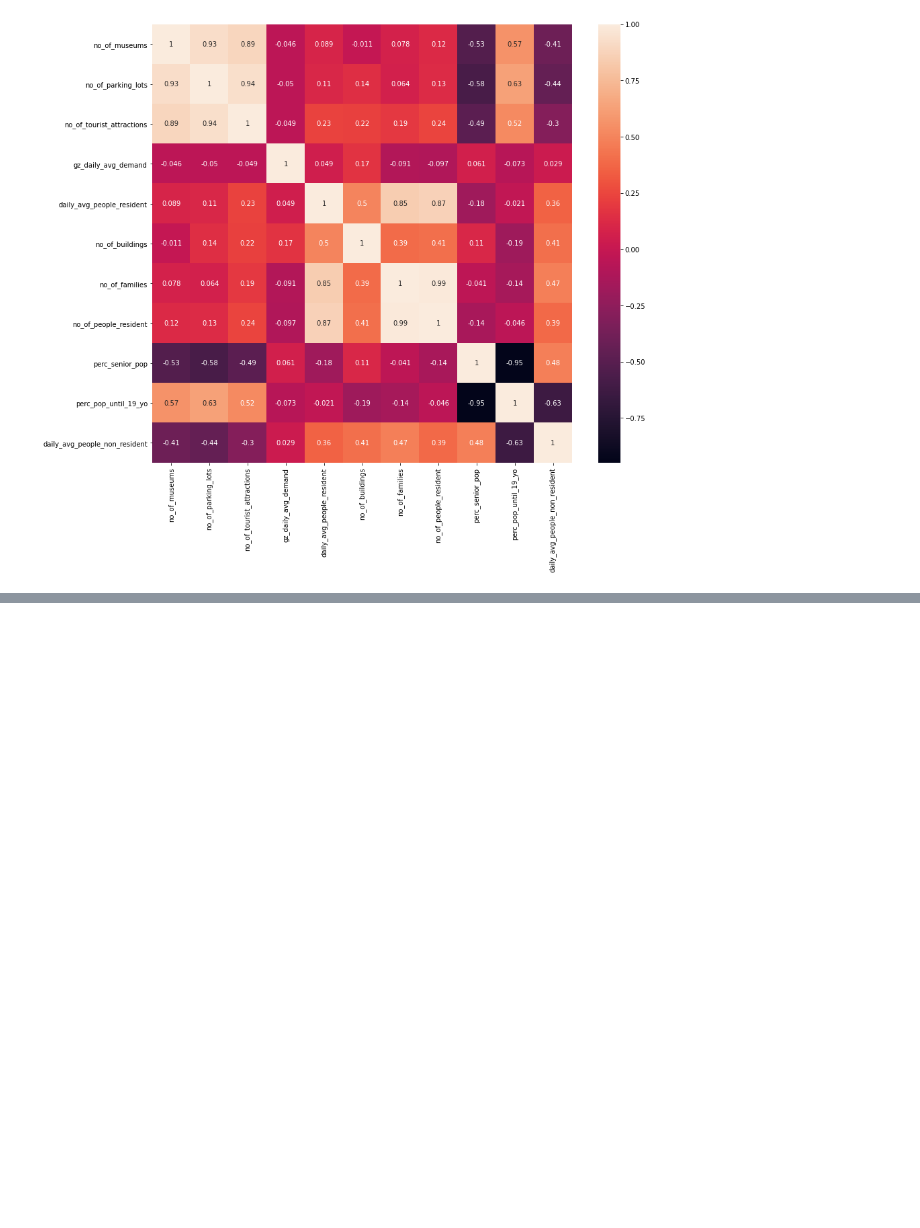
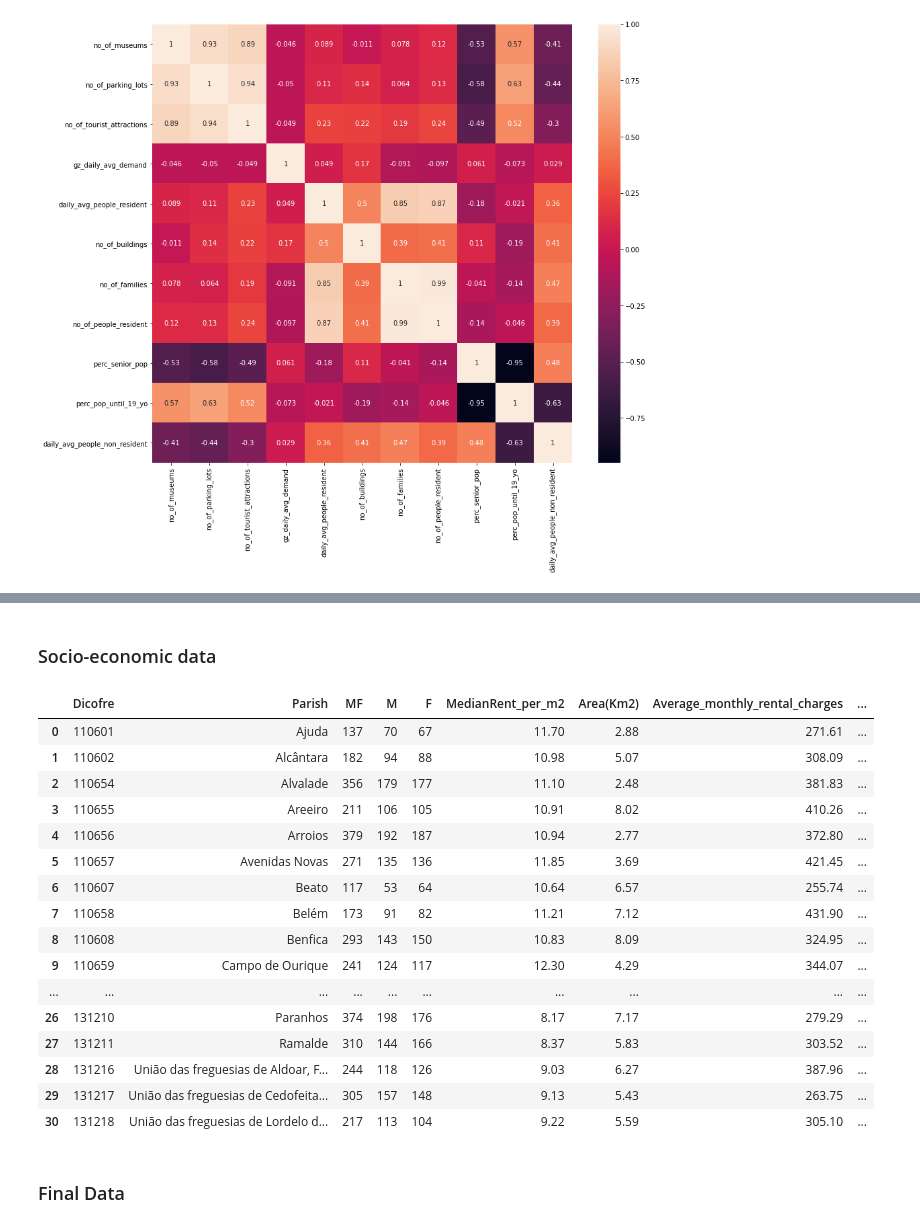
Before and after one commit to McNickSisto/world_data_league, a Jupyter notebook: stage_4/sisto_cleaning_week1.ipynb, the cells around one changed output, grey strips where cells are left out. Cells and saved outputs as stored; diff of their text form; code cells hidden in the pictures; blank space fills up the shorter version.

```diff
--- a/stage_4/sisto_cleaning_week1.ipynb
+++ b/stage_4/sisto_cleaning_week1.ipynb
@@ -327,0 +359,2 @@ plt.show()
+# %%
+pd.set_option('display.max_columns', None)
@@ -327,0 +980,29 @@ plt.show()
+# %% [markdown]
+### Socio-economic data
+# %%
+# here we have extracted various socio-economic factors at a Parish level from stage 1 as well as from ine.pt
+
+socio_econ = pd.read_csv('https://raw.githubusercontent.com/McNickSisto/world_data_league/main/stage_4/data/file1.csv')
+socio_econ.rename(columns = {'ParishCode': 'Dicofre'}, inplace = True)
+# %%
+socio_econ
+# %% [output]
+|  | Dicofre | Parish | MF | M | F | MedianRent_per_m2 | Area(Km2) | Average_monthly_rental_charges | ... |
+| 0 | 110601 | Ajuda | 137 | 70 | 67 | 11.70 | 2.88 | 271.61 | ... |
+| 1 | 110602 | Alcântara | 182 | 94 | 88 | 10.98 | 5.07 | 308.09 | ... |
+| 2 | 110654 | Alvalade | 356 | 179 | 177 | 11.10 | 2.48 | 381.83 | ... |
+| 3 | 110655 | Areeiro | 211 | 106 | 105 | 10.91 | 8.02 | 410.26 | ... |
+| 4 | 110656 | Arroios | 379 | 192 | 187 | 10.94 | 2.77 | 372.80 | ... |
+| 5 | 110657 | Avenidas Novas | 271 | 135 | 136 | 11.85 | 3.69 | 421.45 | ... |
+| 6 | 110607 | Beato | 117 | 53 | 64 | 10.64 | 6.57 | 255.74 | ... |
+| 7 | 110658 | Belém | 173 | 91 | 82 | 11.21 | 7.12 | 431.90 | ... |
+| 8 | 110608 | Benfica | 293 | 143 | 150 | 10.83 | 8.09 | 324.95 | ... |
+| 9 | 110659 | Campo de Ourique | 241 | 124 | 117 | 12.30 | 4.29 | 344.07 | ... |
+| ... | ... | ... | ... | ... | ... | ... | ... | ... | ... |
+| 26 | 131210 | Paranhos | 374 | 198 | 176 | 8.17 | 7.17 | 279.29 | ... |
+| 27 | 131211 | Ramalde | 310 | 144 | 166 | 8.37 | 5.83 | 303.52 | ... |
+| 28 | 131216 | União das freguesias de Aldoar, F... | 244 | 118 | 126 | 9.03 | 6.27 | 387.96 | ... |
+| 29 | 131217 | União das freguesias de Cedofeita... | 305 | 157 | 148 | 9.13 | 5.43 | 263.75 | ... |
+| 30 | 131218 | União das freguesias de Lordelo d... | 217 | 113 | 104 | 9.22 | 5.59 | 305.10 | ... |
+# %% [markdown]
+### Final Data
```
Also changed, not shown: parts of 56 cells of this notebook, 1 other file.
